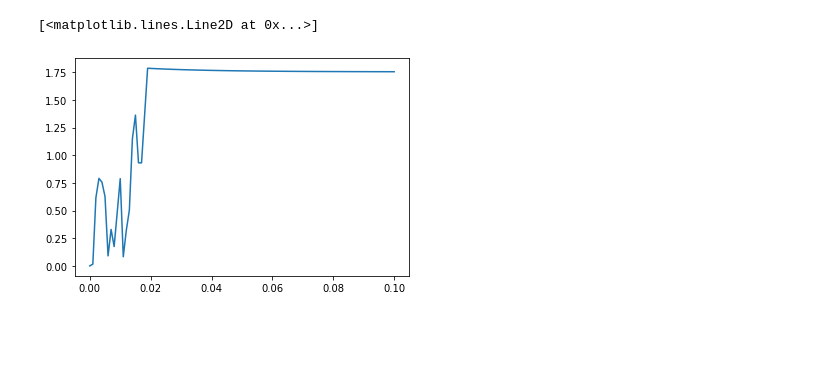
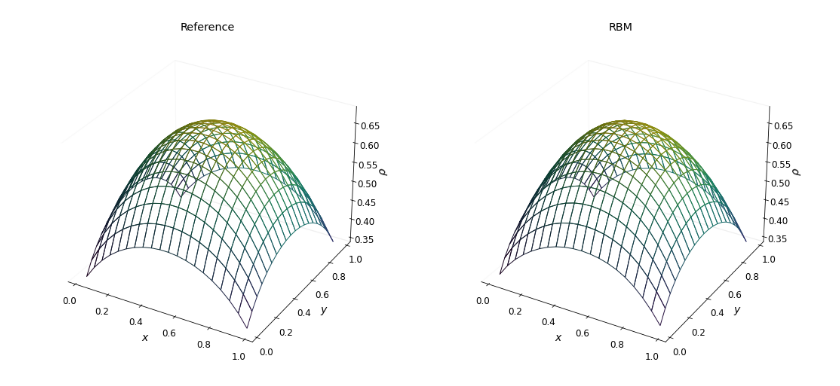
Before and after one commit to mazhengcn/kipack, a Jupyter notebook: examples/notebooks/linear_transport/rbm_2d.ipynb, the cells around one changed output. Drawn from its saved outputs; the diff is of its cells as text; code cells hidden in the pictures; blank space fills up the shorter version.

```diff
--- a/examples/notebooks/linear_transport/rbm_2d.ipynb
+++ b/examples/notebooks/linear_transport/rbm_2d.ipynb
@@ -6,11 +6,11 @@ import os
 os.chdir("/home/vscode/kipack/")
 # %%
 import numpy as np
-# from examples.linear_transport.rbm_2d import run, maxwellian_vec_init
-from examples.linear_transport.rbm_2d_ap import run, maxwellian_vec_init
+from examples.linear_transport.rbm_2d import run, maxwellian_vec_init
+# from examples.linear_transport.rbm_2d_ap import run
 
 # Parameters
-kn = lambda x, y: 1e-8
+kn = lambda x, y: 1.0
 sigma_s = lambda x, y: 1.0
 sigma_a = lambda x, y: 0.0
 Q = lambda x, y: 1.0
@@ -20,10 +20,10 @@ xmax = [1.0, 1.0]
 nx = 20
 
 dx = (xmax[0] - xmin[0]) / nx
-dt = 0.001
-nt = 100
+dt = 0.025
+nt = 400
 
-BC = "periodic"
+BC = "dirichlet"
 f_l = lambda vx, vy: 0.0
 f_r = lambda vx, vy: 0.0
 f_b = lambda vx, vy: 0.0
@@ -31,8 +31,7 @@ f_t = lambda vx, vy: 0.0
 
 scheme = "Euler"
 
-# init_func = lambda vmesh, rho, u, T: 0.0
-init_func = maxwellian_vec_init
+init_func = lambda vx, vy, ux, uy, T, rho: 0.0
 # %%
 output_ref = run(kn=kn, sigma_s=sigma_s, sigma_a=sigma_a, Q=Q,
                  xmin=xmin, xmax=xmax, nx=nx, dt=dt, nt=nt,
@@ -125,5 +58,0 @@ ax.plot_surface(X, Y, macro_rbm[t_idx], rstride=1, cstride=1, cmap=cm.viridis)
-# %%
-plt.plot(t, rho_errs_rbm)
-# %% [output]
-[<matplotlib.lines.Line2D at 0x...>]
-[figure, removed]
@@ -129,0 +91,45 @@ plt.plot(t, rho_errs_rbm)
+# %%
+import matplotlib.pyplot as plt
+from matplotlib import cm
+from matplotlib.ticker import MultipleLocator
+from matplotlib import rc
+
+t_idx = -1
+
+macro_ref = output_ref["macro_frames"]
+macro_rbm = output_rbm["macro_frames"]
+
+x, y = output_ref["mesh"]
+t = output_ref["t"]
+
+# X = np.linspace(0, 1, 20)
+# X, Y = np.meshgrid(X, X)
+
+rc('font',size=12)
+rc('font',family='sans')
+rc('axes',labelsize=14)
+
+fig = plt.figure(figsize=(18, 8))
+
+norm = plt.Normalize(macro_ref[t_idx].min(), macro_ref[t_idx].max())
+colors = cm.viridis(norm(macro_ref[t_idx]))
+
+ax1 = fig.add_subplot(121, projection='3d')
+plot_3d(ax1, macro_ref[t_idx], colors)
+# ax1.set_xlabel(r"$x$", fontsize=14)
+# ax1.set_ylabel(r"$\rho$", fontsize=14)
+# ax1.legend()
+ax1.set_title(r"Reference")
+
+ax2 = fig.add_subplot(122, projection='3d')
+plot_3d(ax2, macro_rbm[t_idx], colors)
+ax2.set_title(r"RBM")
+# ax2.plot(x, macro_ref[t_idx], label="Ref")
+# ax2.plot(x, macro_rbm_symm[t_idx], "o", markevery=1, label="RBM-Symm")
+# ax2.set_xlabel(r"$x$", fontsize=14)
+# ax2.set_ylabel(r"$\rho$", fontsize=14)
+# ax2.legend()
+
+plt.show()
+# %% [output]
+[figure, added]
```
Also changed, not shown: parts of 10 cells of this notebook, 6 other files.
